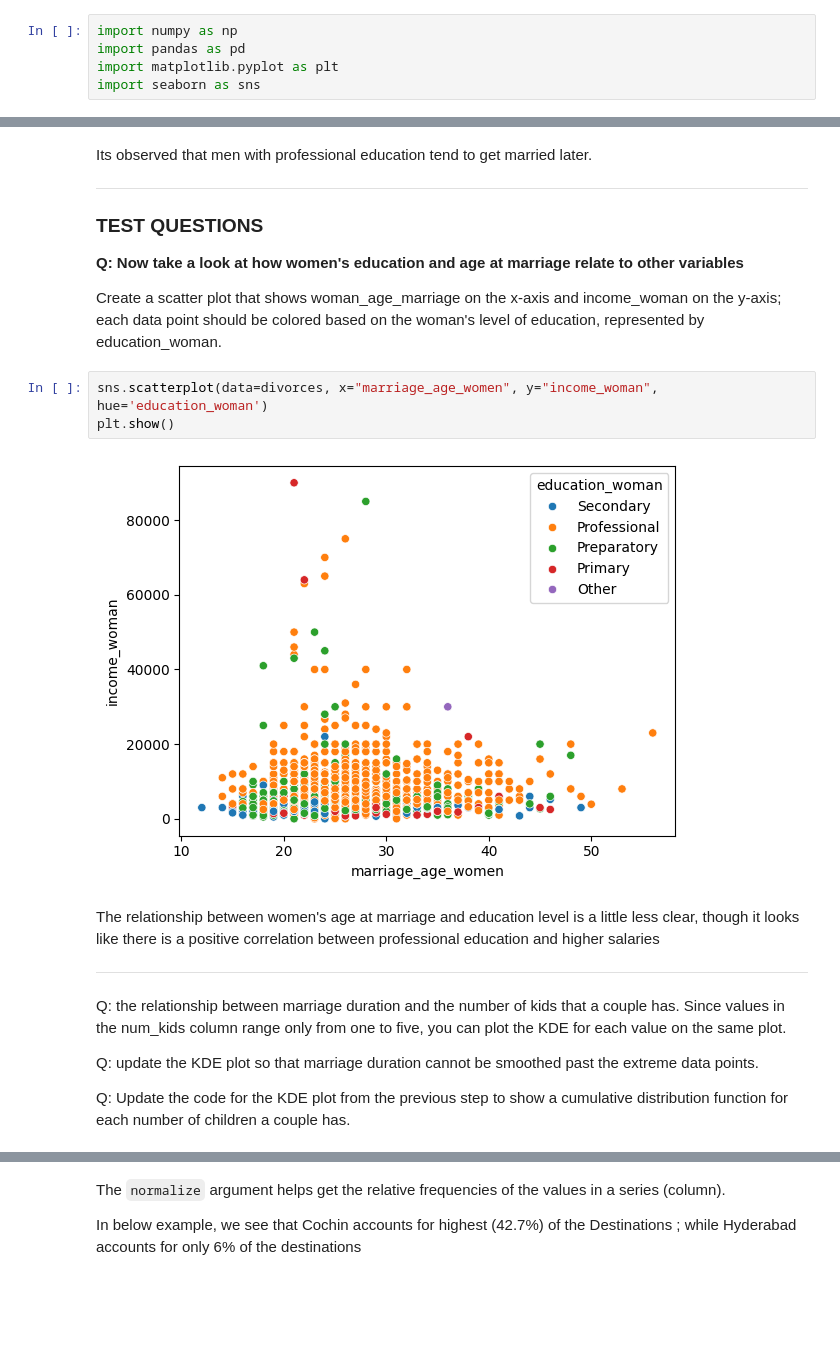
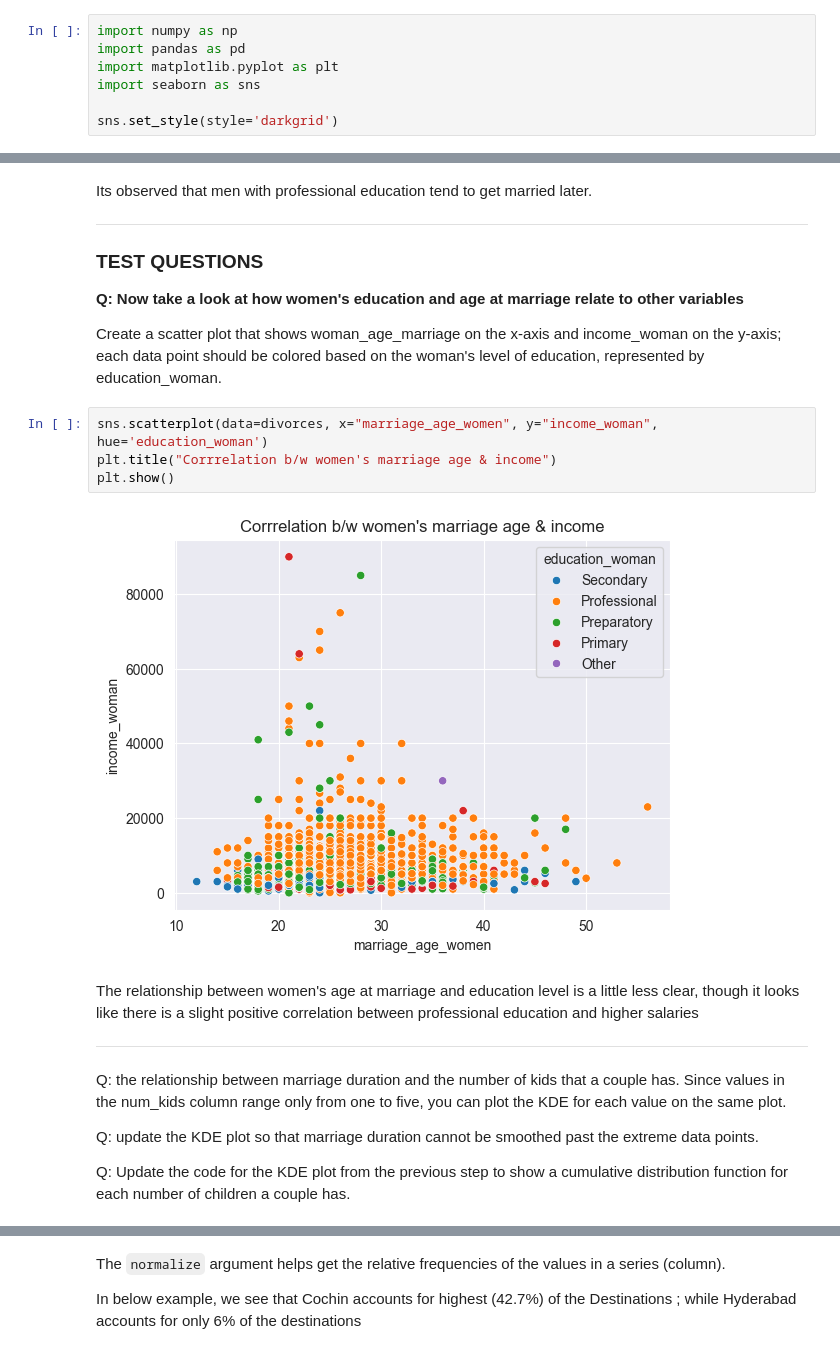
Before and after one commit to abhijeet-bhambere/exploratory_data_analysis, a Jupyter notebook: EDA_In_Python.ipynb, the cells around one changed output, grey strips where cells are left out. Saved outputs shown, nothing was run; the diff lists cells and outputs as text; blank space fills up the shorter version.

```diff
--- a/EDA_In_Python.ipynb
+++ b/EDA_In_Python.ipynb
@@ -8,6 +8,8 @@ import numpy as np
 import pandas as pd
 import matplotlib.pyplot as plt
 import seaborn as sns
+
+sns.set_style(style='darkgrid')
 # %% [markdown]
 Importing the dataset into a dataframe
 # %%
@@ -1628,11 +1660,12 @@ ____
 Create a scatter plot that shows woman_age_marriage on the x-axis and income_woman on the y-axis; each data point should be colored based on the woman's level of education, represented by education_woman.
 # %%
 sns.scatterplot(data=divorces, x="marriage_age_women", y="income_woman", hue='education_woman')
+plt.title("Corrrelation b/w women's marriage age & income")
 plt.show()
 # %% [output]
-[figure, old version]
+[figure, new version]
 # %% [markdown]
-The relationship between women's age at marriage and education level is a little less clear, though it looks like there is a positive correlation between professional education and higher salaries
+The relationship between women's age at marriage and education level is a little less clear, though it looks like there is a slight positive correlation between professional education and higher salaries
 
 ___________
 Q: the relationship between marriage duration and the number of kids that a couple has. Since values in the num_kids column range only from one to five, you can plot the KDE for each value on the same plot.
```
Also changed, not shown: parts of 87 cells of this notebook.
